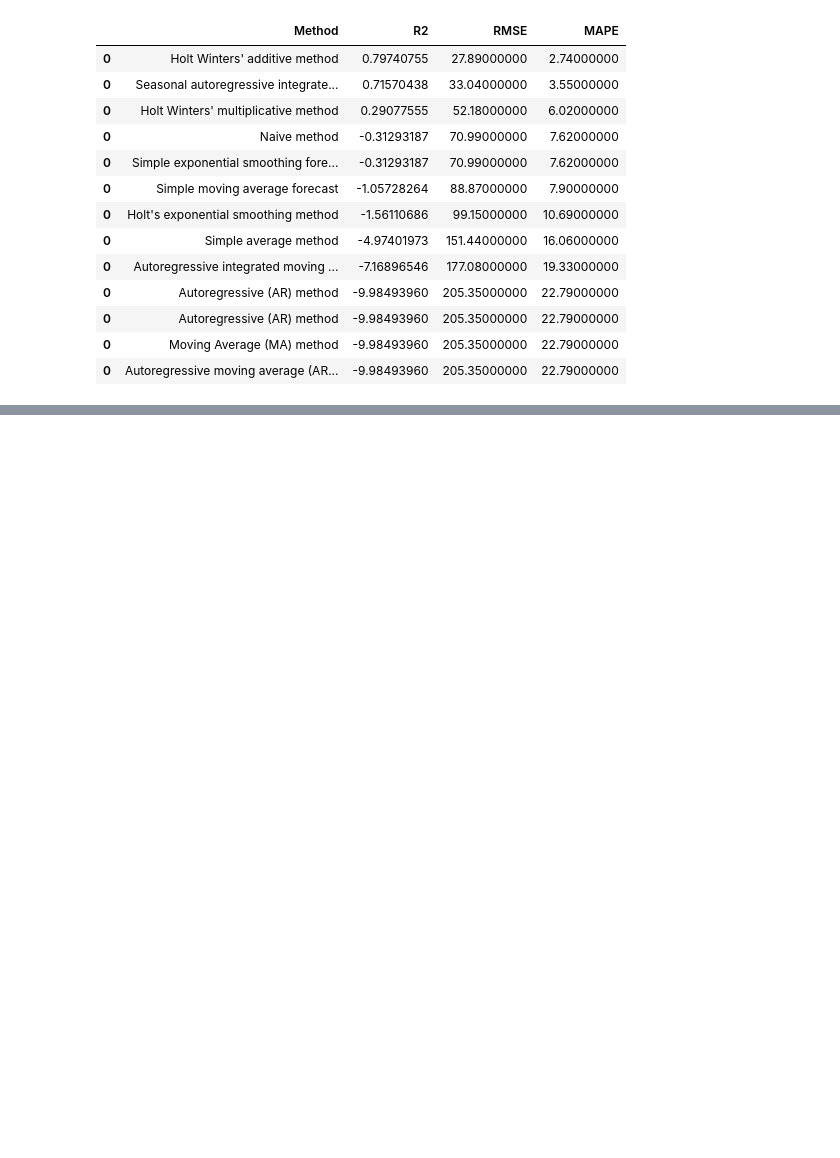
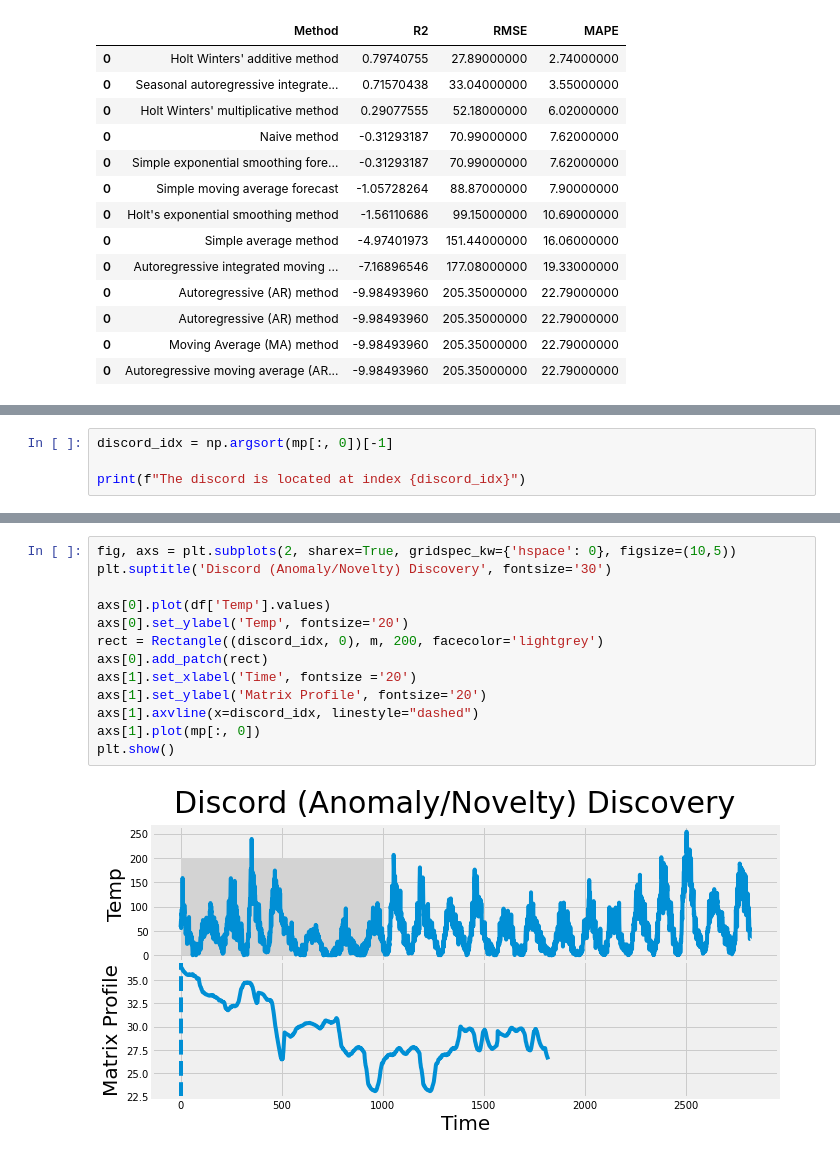
Before and after one commit to christophersingh/Master, a Jupyter notebook: Time_Series_After_Super_Bowl.ipynb, the cells around one changed output, grey strips where cells are left out. Saved outputs shown, nothing was run; the diff lists cells and outputs as text; blank space fills up the shorter version.

```diff
--- a/Time_Series_After_Super_Bowl.ipynb
+++ b/Time_Series_After_Super_Bowl.ipynb
@@ -923,0 +1000,4 @@ results.sort_values('R2', ascending=False)
+# %%
+discord_idx = np.argsort(mp[:, 0])[-1]
+
+print(f"The discord is located at index {discord_idx}")
@@ -923,0 +1012,15 @@ results.sort_values('R2', ascending=False)
+# %%
+fig, axs = plt.subplots(2, sharex=True, gridspec_kw={'hspace': 0}, figsize=(10,5))
+plt.suptitle('Discord (Anomaly/Novelty) Discovery', fontsize='30')
+
+axs[0].plot(df['Temp'].values)
+axs[0].set_ylabel('Temp', fontsize='20')
+rect = Rectangle((discord_idx, 0), m, 200, facecolor='lightgrey')
+axs[0].add_patch(rect)
+axs[1].set_xlabel('Time', fontsize ='20')
+axs[1].set_ylabel('Matrix Profile', fontsize='20')
+axs[1].axvline(x=discord_idx, linestyle="dashed")
+axs[1].plot(mp[:, 0])
+plt.show()
+# %% [output]
+[figure, added]
```
Also changed, not shown: parts of 65 cells of this notebook.
